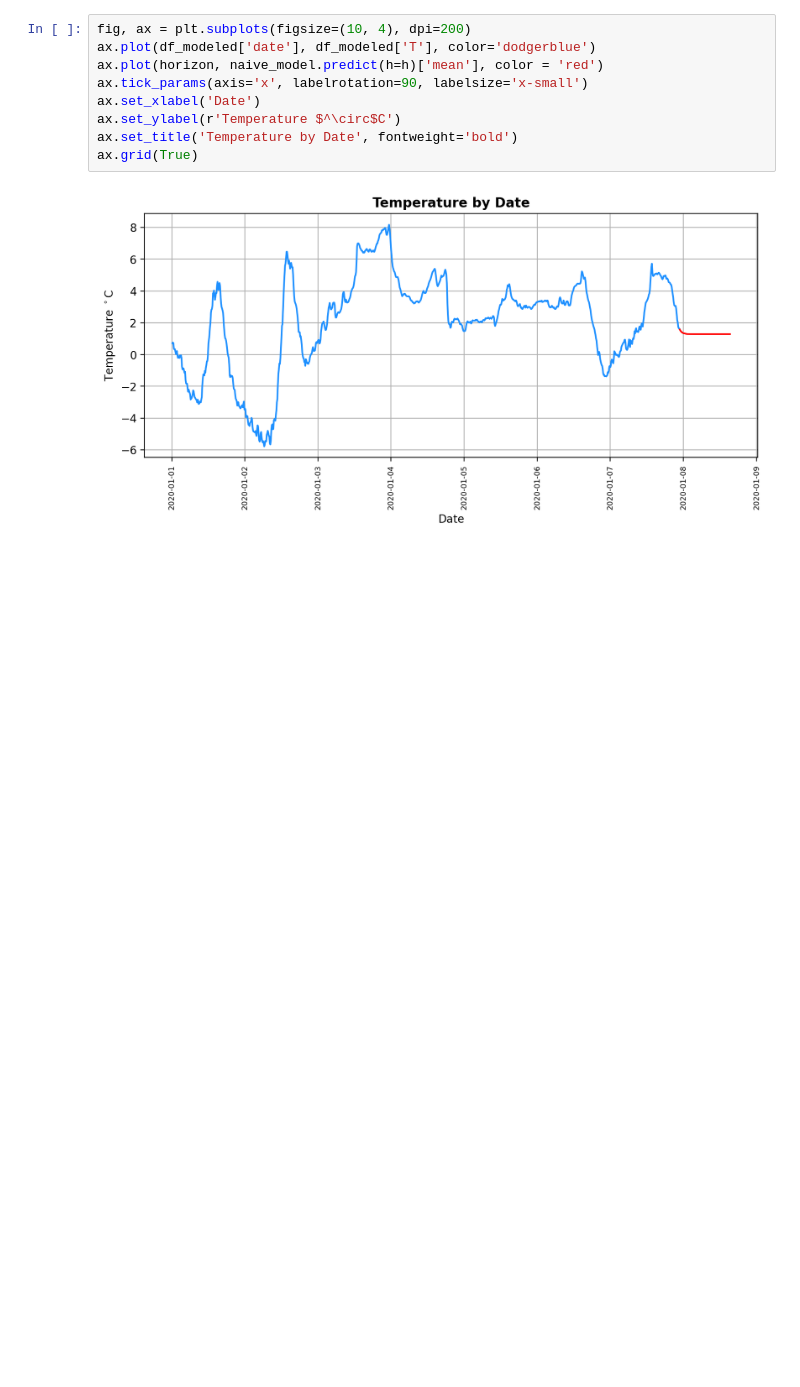
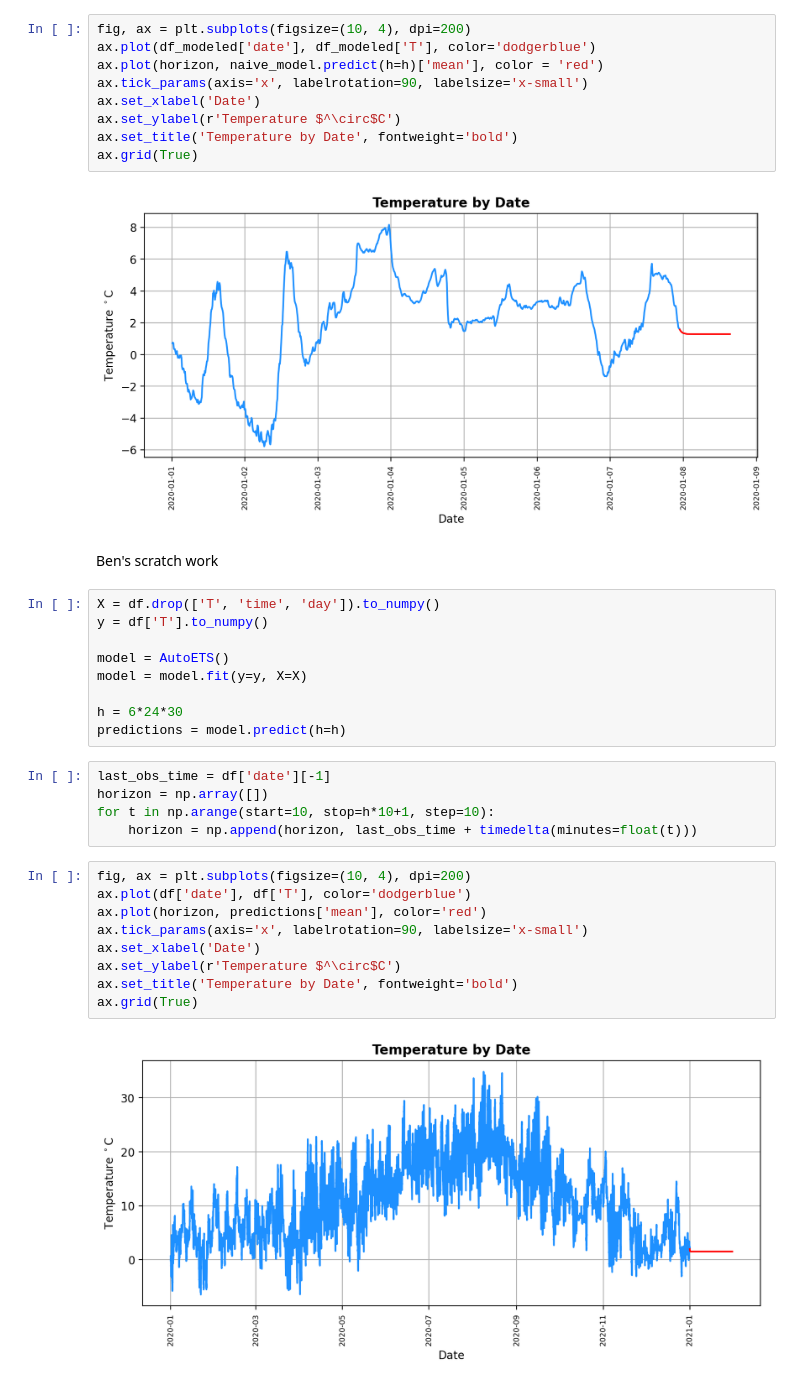
Before and after one commit to bsalisbury1/Projects, a Jupyter notebook: TimeSeriesForecasting/exploration.ipynb, the cells around one changed output. Saved outputs shown, nothing was run; the diff lists cells and outputs as text; blank space fills up the shorter version.

```diff
--- a/TimeSeriesForecasting/exploration.ipynb
+++ b/TimeSeriesForecasting/exploration.ipynb
@@ -164,3 +164,30 @@ ax.set_title('Temperature by Date', fontweight='bold')
 ax.grid(True)
 # %% [output]
 [figure]
+# %% [markdown]
+Ben's scratch work
+# %%
+X = df.drop(['T', 'time', 'day']).to_numpy()
+y = df['T'].to_numpy()
+
+model = AutoETS()
+model = model.fit(y=y, X=X)
+
+h = 6*24*30
+predictions = model.predict(h=h)
+# %%
+last_obs_time = df['date'][-1]
+horizon = np.array([])
+for t in np.arange(start=10, stop=h*10+1, step=10):
+    horizon = np.append(horizon, last_obs_time + timedelta(minutes=float(t)))
+# %%
+fig, ax = plt.subplots(figsize=(10, 4), dpi=200)
+ax.plot(df['date'], df['T'], color='dodgerblue')
+ax.plot(horizon, predictions['mean'], color='red')
+ax.tick_params(axis='x', labelrotation=90, labelsize='x-small')
+ax.set_xlabel('Date')
+ax.set_ylabel(r'Temperature $^\circ$C')
+ax.set_title('Temperature by Date', fontweight='bold')
+ax.grid(True)
+# %% [output]
+[figure, added]
```
